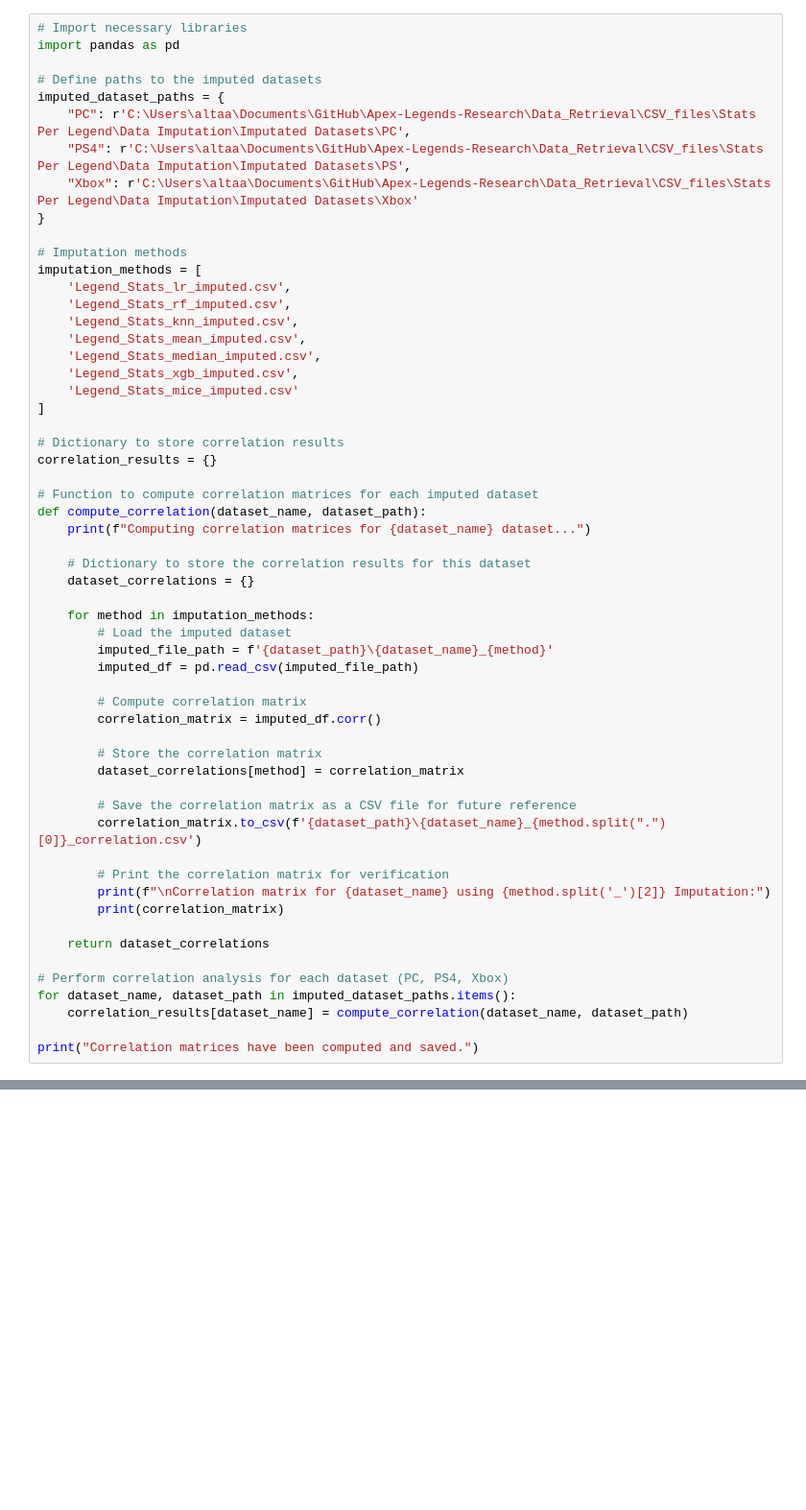
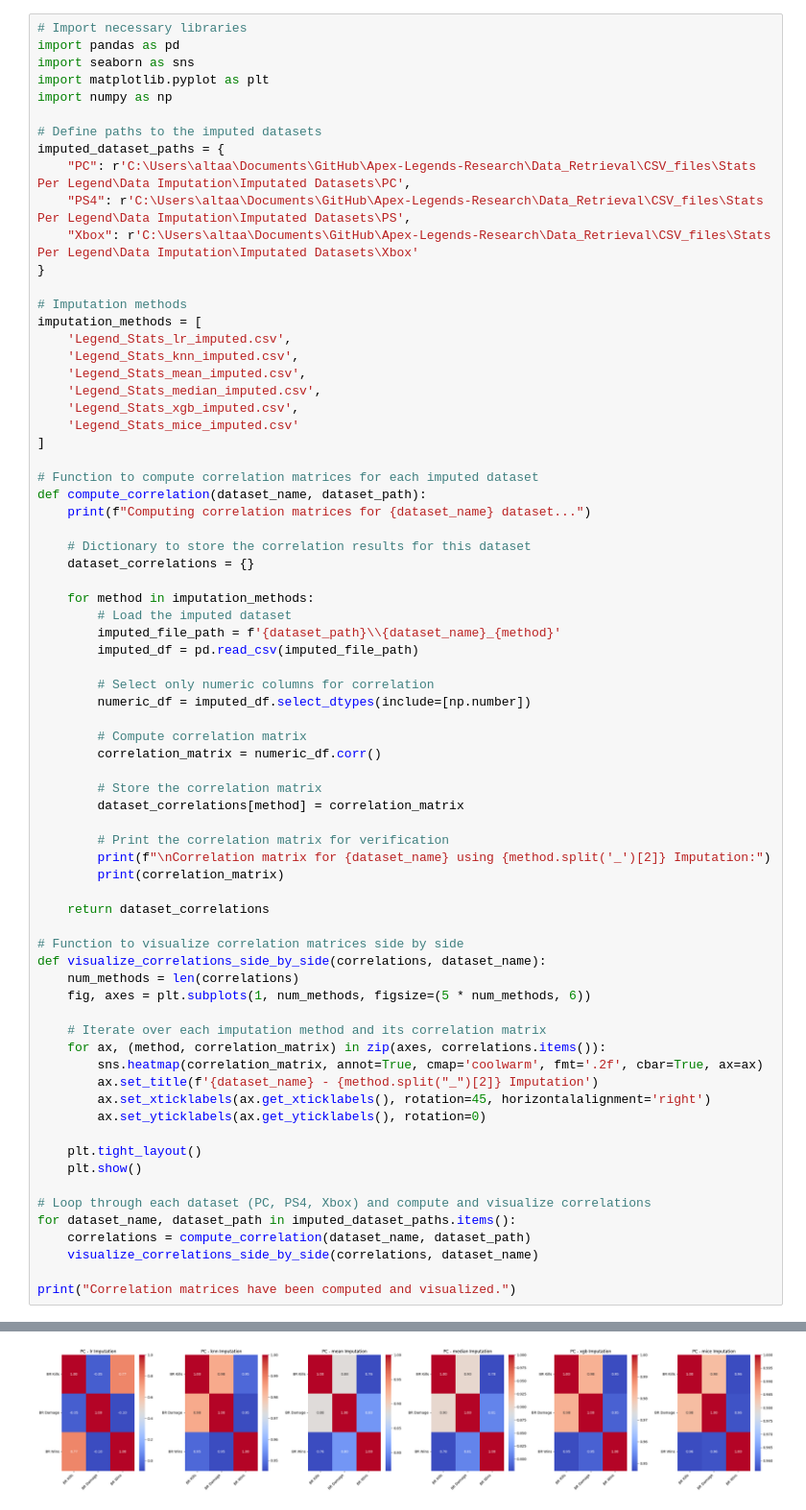
Before and after one commit to AltaafAlly/Apex-Legends-Research, a Jupyter notebook: Data_Retrieval/CSV_files/Stats Per Legend/Data Imputation/Legend_Imputation.ipynb, the cells around one changed output, grey strips where cells are left out. Shown: that part at 96% size. Saved outputs shown, nothing was run; the diff lists cells and outputs as text; blank space fills up the shorter version.

Commit message:
Got imputed datasets for legend stats

```diff
--- a/Data_Retrieval/CSV_files/Stats Per Legend/Data Imputation/Legend_Imputation.ipynb
+++ b/Data_Retrieval/CSV_files/Stats Per Legend/Data Imputation/Legend_Imputation.ipynb
@@ -123,6 +133,9 @@ KeyboardInterrupt:
 # %%
 # Import necessary libraries
 import pandas as pd
+import seaborn as sns
+import matplotlib.pyplot as plt
+import numpy as np
 
 # Define paths to the imputed datasets
 imputed_dataset_paths = {
@@ -134,16 +147,12 @@ imputed_dataset_paths = {
 # Imputation methods
 imputation_methods = [
     'Legend_Stats_lr_imputed.csv',
-    'Legend_Stats_rf_imputed.csv',
     'Legend_Stats_knn_imputed.csv',
     'Legend_Stats_mean_imputed.csv',
     'Legend_Stats_median_imputed.csv',
     'Legend_Stats_xgb_imputed.csv',
     'Legend_Stats_mice_imputed.csv'
 ]
-
-# Dictionary to store correlation results
-correlation_results = {}
 
 # Function to compute correlation matrices for each imputed dataset
 def compute_correlation(dataset_name, dataset_path):
@@ -154,17 +163,17 @@ def compute_correlation(dataset_name, dataset_path):
 
     for method in imputation_methods:
         # Load the imputed dataset
-        imputed_file_path = f'{dataset_path}\{dataset_name}_{method}'
+        imputed_file_path = f'{dataset_path}\\{dataset_name}_{method}'
         imputed_df = pd.read_csv(imputed_file_path)
 
+        # Select only numeric columns for correlation
+        numeric_df = imputed_df.select_dtypes(include=[np.number])
+
         # Compute correlation matrix
-        correlation_matrix = imputed_df.corr()
+        correlation_matrix = numeric_df.corr()
 
         # Store the correlation matrix
         dataset_correlations[method] = correlation_matrix
-
-        # Save the correlation matrix as a CSV file for future reference
-        correlation_matrix.to_csv(f'{dataset_path}\{dataset_name}_{method.split(".")[0]}_correlation.csv')
 
         # Print the correlation matrix for verification
         print(f"\nCorrelation matrix for {dataset_name} using {method.split('_')[2]} Imputation:")
@@ -172,8 +181,25 @@ def compute_correlation(dataset_name, dataset_path):
 
     return dataset_correlations
 
-# Perform correlation analysis for each dataset (PC, PS4, Xbox)
+# Function to visualize correlation matrices side by side
+def visualize_correlations_side_by_side(correlations, dataset_name):
+    num_methods = len(correlations)
+    fig, axes = plt.subplots(1, num_methods, figsize=(5 * num_methods, 6))
+
+    # Iterate over each imputation method and its correlation matrix
+    for ax, (method, correlation_matrix) in zip(axes, correlations.items()):
+        sns.heatmap(correlation_matrix, annot=True, cmap='coolwarm', fmt='.2f', cbar=True, ax=ax)
+        ax.set_title(f'{dataset_name} - {method.split("_")[2]} Imputation')
+        ax.set_xticklabels(ax.get_xticklabels(), rotation=45, horizontalalignment='right')
+        ax.set_yticklabels(ax.get_yticklabels(), rotation=0)
+
+    plt.tight_layout()
+    plt.show()
+
+# Loop through each dataset (PC, PS4, Xbox) and compute and visualize correlations
 for dataset_name, dataset_path in imputed_dataset_paths.items():
-    correlation_results[dataset_name] = compute_correlation(dataset_name, dataset_path)
+    correlations = compute_correlation(dataset_name, dataset_path)
+    visualize_correlations_side_by_side(correlations, dataset_name)
 
-print("Correlation matrices have been computed and saved.")
+print("Correlation matrices have been computed and visualized.")
+# %% [output]
@@ -179,0 +223 @@ print("Correlation matrices have been computed and saved.")
+[figure, added]
```
Also changed, not shown: parts of 2 cells of this notebook, 21 other files.
